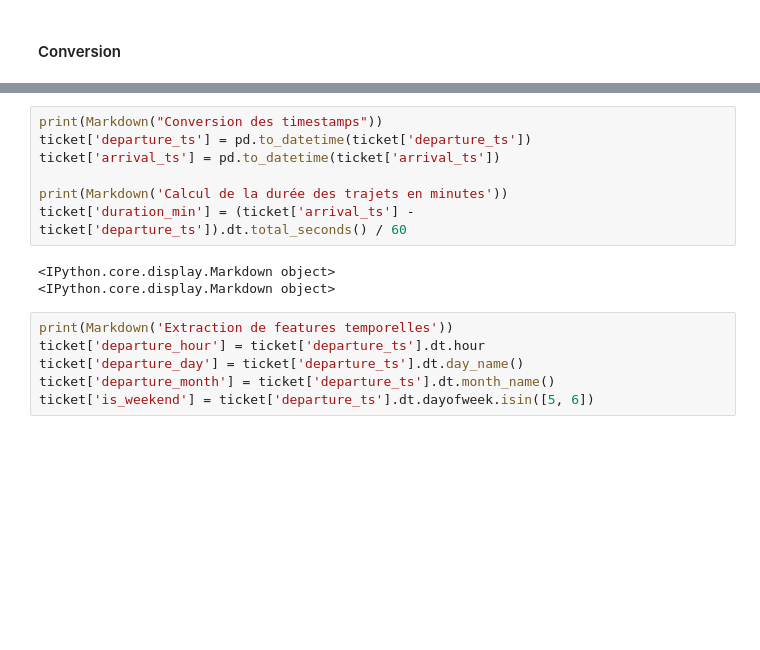
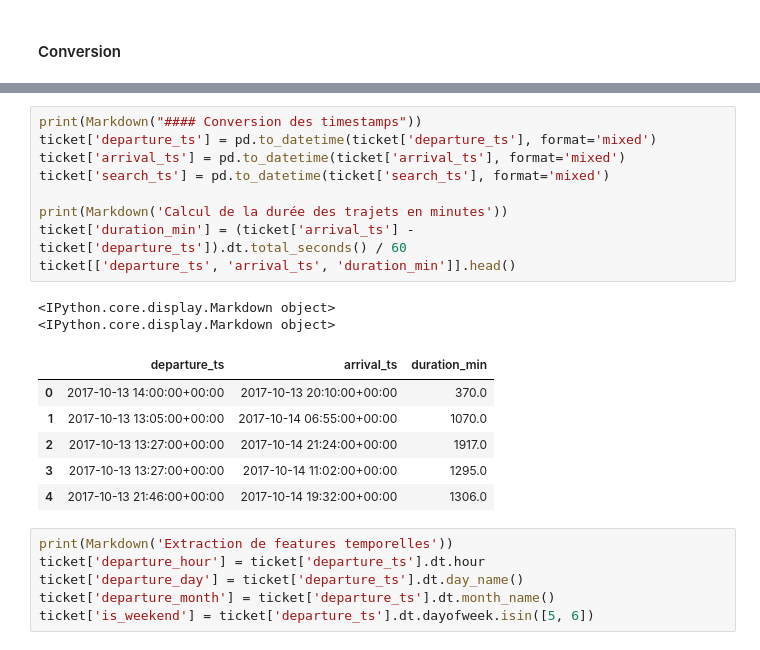
Before and after one commit to Haja-rabemananjara/Crunching_de_data, a Jupyter notebook: data_analysis.ipynb, the cells around one changed output, grey strips where cells are left out. Saved outputs shown, nothing was run; the diff lists cells and outputs as text; blank space fills up the shorter version.

```diff
--- a/data_analysis.ipynb
+++ b/data_analysis.ipynb
@@ -181,13 +263,21 @@ ticket['price_eur'] = ticket['price_in_cents'] / 100
 # %%
-print(Markdown("Conversion des timestamps"))
-ticket['departure_ts'] = pd.to_datetime(ticket['departure_ts'])
-ticket['arrival_ts'] = pd.to_datetime(ticket['arrival_ts'])
+print(Markdown("#### Conversion des timestamps"))
+ticket['departure_ts'] = pd.to_datetime(ticket['departure_ts'], format='mixed')
+ticket['arrival_ts'] = pd.to_datetime(ticket['arrival_ts'], format='mixed')
+ticket['search_ts'] = pd.to_datetime(ticket['search_ts'], format='mixed')
 
 print(Markdown('Calcul de la durée des trajets en minutes'))
 ticket['duration_min'] = (ticket['arrival_ts'] - ticket['departure_ts']).dt.total_seconds() / 60
+ticket[['departure_ts', 'arrival_ts', 'duration_min']].head()
 # %% [output]
 <IPython.core.display.Markdown object>
 <IPython.core.display.Markdown object>
+|  | departure_ts | arrival_ts | duration_min |
+| 0 | 2017-10-13 14:00:00+00:00 | 2017-10-13 20:10:00+00:00 | 370.0 |
+| 1 | 2017-10-13 13:05:00+00:00 | 2017-10-14 06:55:00+00:00 | 1070.0 |
+| 2 | 2017-10-13 13:27:00+00:00 | 2017-10-14 21:24:00+00:00 | 1917.0 |
+| 3 | 2017-10-13 13:27:00+00:00 | 2017-10-14 11:02:00+00:00 | 1295.0 |
+| 4 | 2017-10-13 21:46:00+00:00 | 2017-10-14 19:32:00+00:00 | 1306.0 |
 # %%
 print(Markdown('Extraction de features temporelles'))
 ticket['departure_hour'] = ticket['departure_ts'].dt.hour
```
Also changed, not shown: parts of 18 cells of this notebook.
